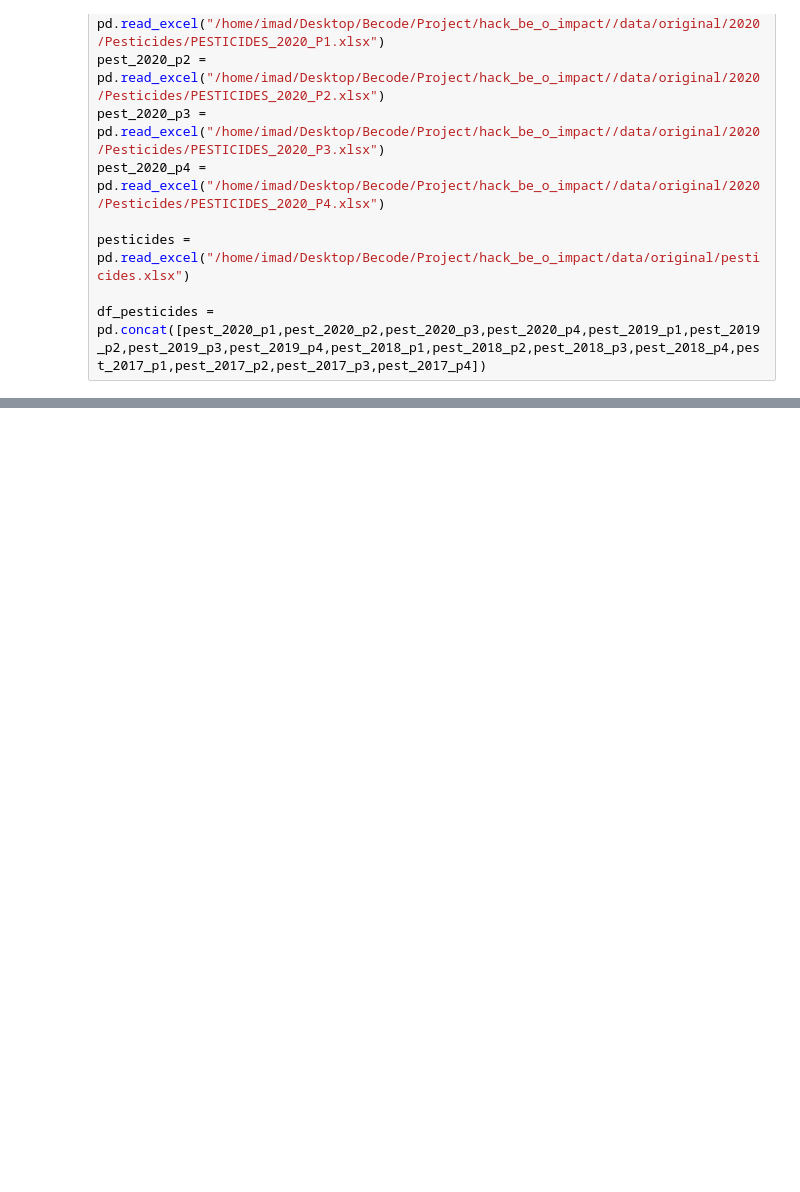
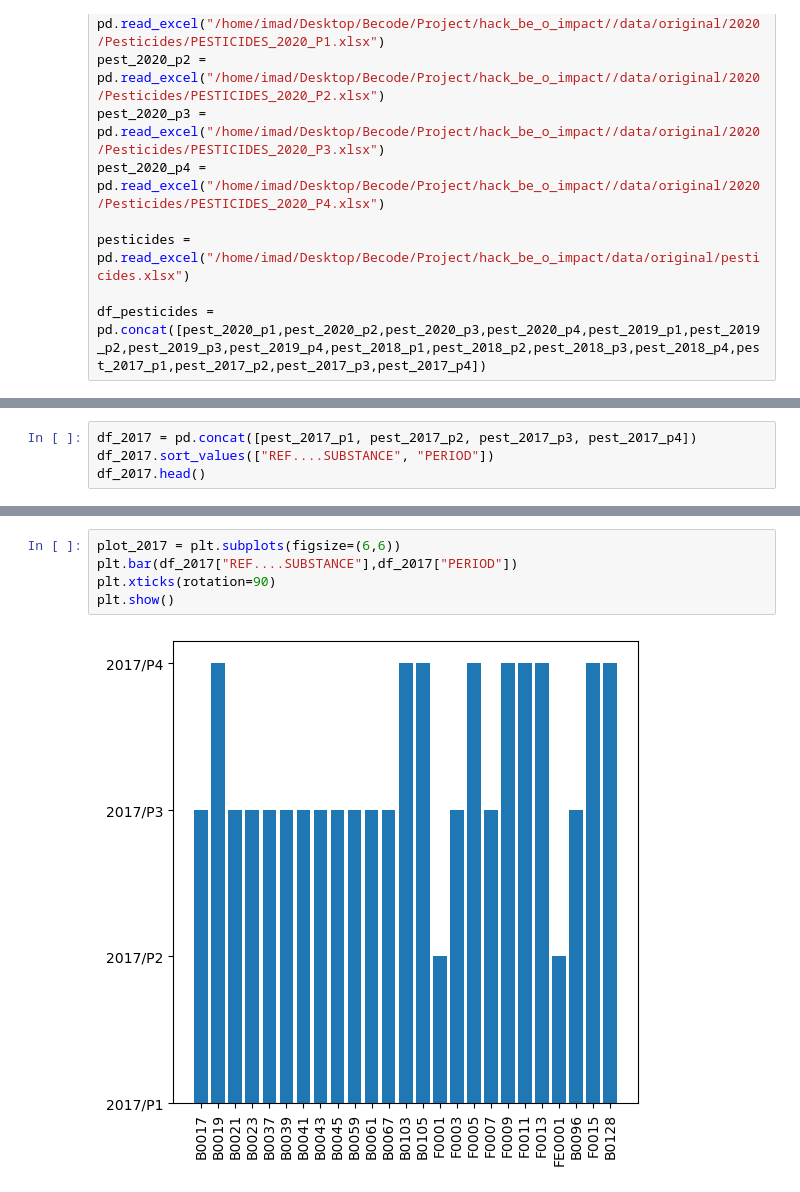
Before and after one commit to hajrashidimad/hack_be_o_impact, a Jupyter notebook: notebooks/Pesticides_1.ipynb, the cells around one changed output, grey strips where cells are left out. Cells and saved outputs as stored; diff of their text form; blank space fills up the shorter version.

```diff
--- a/notebooks/Pesticides_1.ipynb
+++ b/notebooks/Pesticides_1.ipynb
@@ -29,0 +111,4 @@ df_pesticides = pd.concat([pest_2020_p1,pest_2020_p2,pest_2020_p3,pest_2020_p4,p
+# %%
+df_2017 = pd.concat([pest_2017_p1, pest_2017_p2, pest_2017_p3, pest_2017_p4])
+df_2017.sort_values(["REF....SUBSTANCE", "PERIOD"])
+df_2017.head()
@@ -29,0 +123,7 @@ df_pesticides = pd.concat([pest_2020_p1,pest_2020_p2,pest_2020_p3,pest_2020_p4,p
+# %%
+plot_2017 = plt.subplots(figsize=(6,6))
+plt.bar(df_2017["REF....SUBSTANCE"],df_2017["PERIOD"])
+plt.xticks(rotation=90)
+plt.show()
+# %% [output]
+[figure, added]
```
Also changed, not shown: parts of 28 cells of this notebook.
